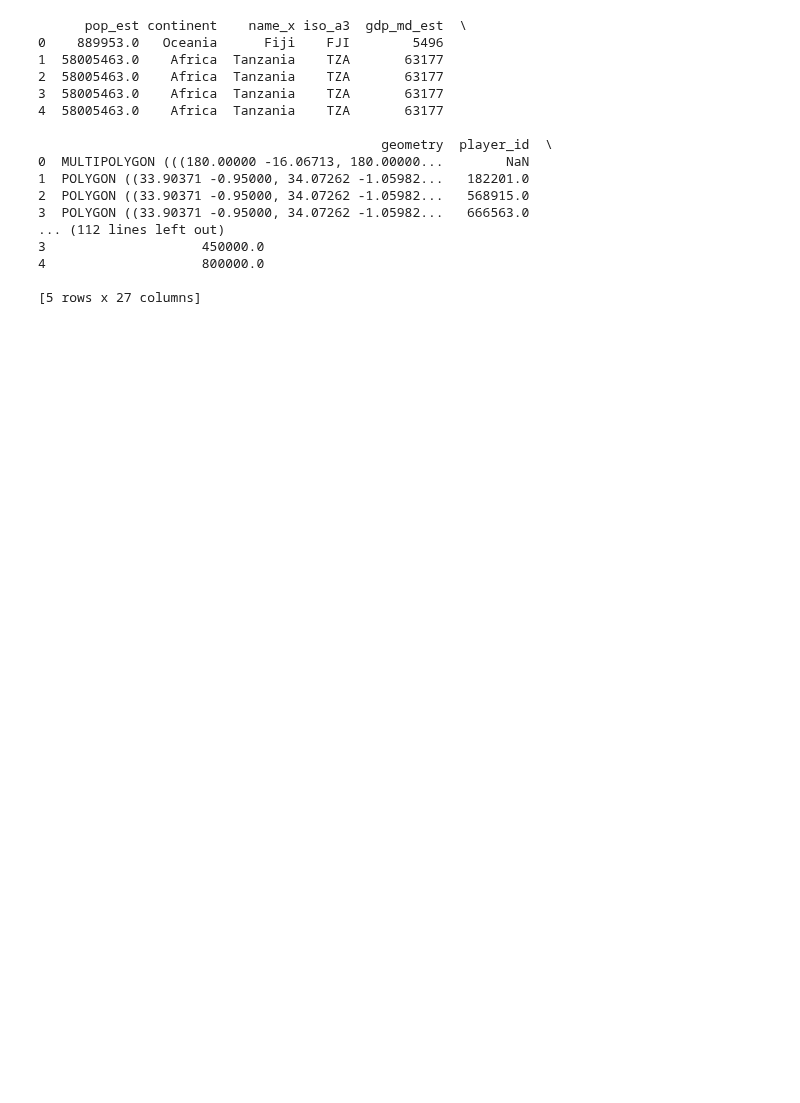
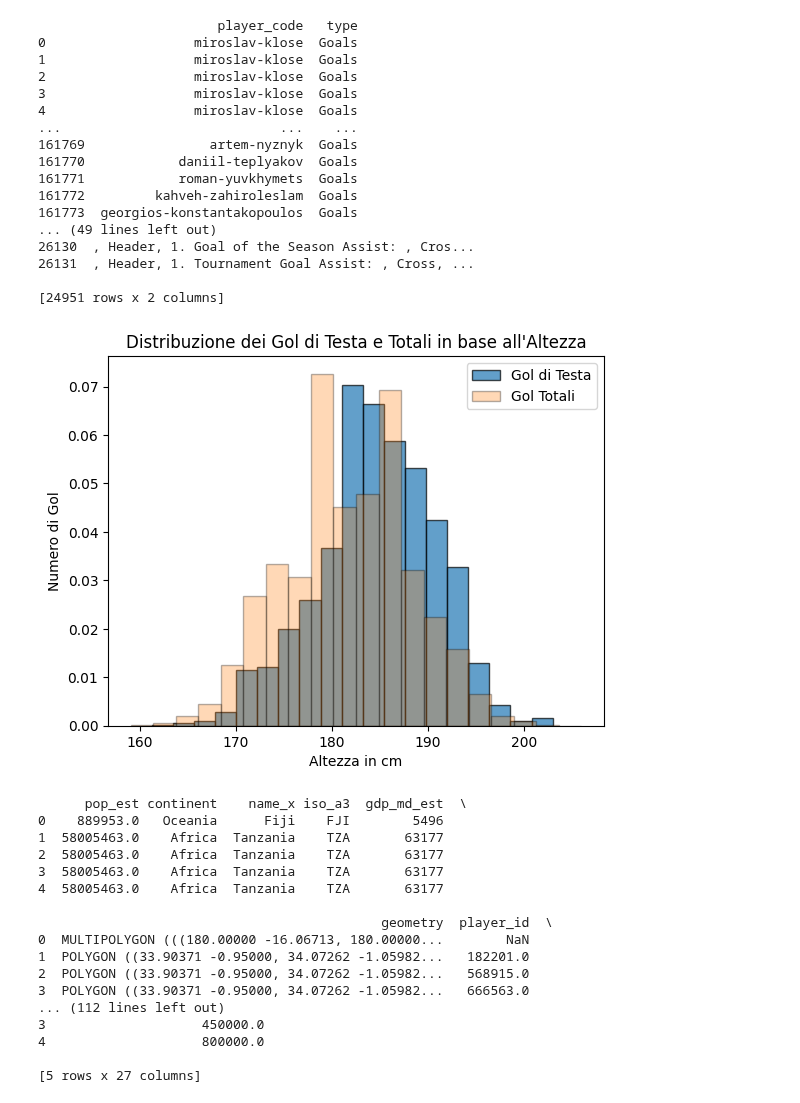
Before and after one commit to MikDR/DataScience-Python, a Jupyter notebook: codice/descrizione.ipynb, the cells around one changed output. Drawn from its saved outputs; the diff is of its cells as text; code cells hidden in the pictures; blank space fills up the shorter version.

```diff
--- a/codice/descrizione.ipynb
+++ b/codice/descrizione.ipynb
@@ -55,3 +70,47 @@ Note: you may need to restart the kernel to use updated packages.
+# %%
+df_head_goal = pd.merge(df_players, df_game_events[df_game_events["description"].notna() & df_game_events['description'].str.contains('Header')], on ='player_id', how='inner')
+df_head_goal = df_head_goal.loc[df_head_goal['description'].str.split().str[1].str.strip().str.contains("Header")]
+
+df_goal_totali = pd.merge(df_players, df_game_events[df_game_events["type"].notna() & df_game_events['type'].str.contains('Goals')], on ='player_id', how='inner')
+print(df_goal_totali[['player_code','type']])
+
+df_goal_totali = df_goal_totali.loc[df_goal_totali['type'].str.contains("Goals")]
+print(df_goal_totali[['player_code','type']])
+print()
+
+print(df_head_goal.columns)
+print(df_head_goal[['game_event_id','description']])
+
+plt.figure()
+plt.hist(df_head_goal['height_in_cm'], bins=20, edgecolor='black', alpha=0.7, label='Gol di Testa', density = True)
+plt.hist(df_goal_totali['height_in_cm'], bins=20, edgecolor='black', alpha=0.3, label='Gol Totali', density = True)
+# Aggiungi etichette, titolo e legenda
+plt.xlabel('Altezza in cm')
+plt.ylabel('Numero di Gol')
+plt.title('Distribuzione dei Gol di Testa e Totali in base all\'Altezza')
+plt.legend()
+
+# Mostra il grafico
+plt.show()
+# %% [output]
+                       player_code   type
+0                   miroslav-klose  Goals
+1                   miroslav-klose  Goals
+2                   miroslav-klose  Goals
+3                   miroslav-klose  Goals
+4                   miroslav-klose  Goals
+...                            ...    ...
+161769                artem-nyznyk  Goals
+161770            daniil-teplyakov  Goals
+161771            roman-yuvkhymets  Goals
+161772         kahveh-zahiroleslam  Goals
+161773  georgios-konstantakopoulos  Goals
+... (49 lines left out)
+26130  , Header, 1. Goal of the Season Assist: , Cros...
+26131  , Header, 1. Tournament Goal Assist: , Cross, ...
+
+[24951 rows x 2 columns]
+[figure, added]
 # %%
 import geopandas as gpd
 
```
Also changed, not shown: parts of 7 cells of this notebook.
